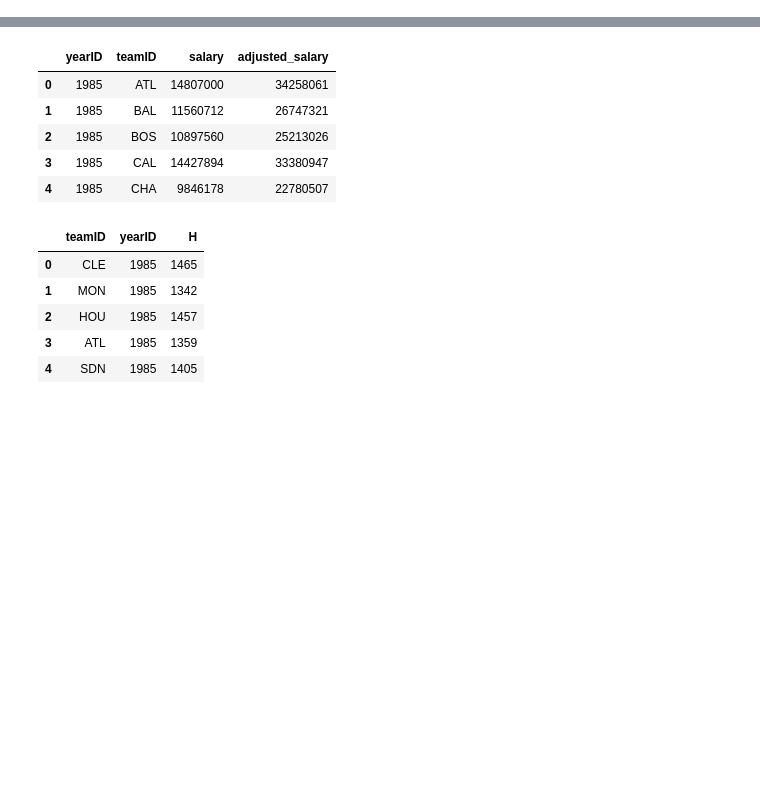
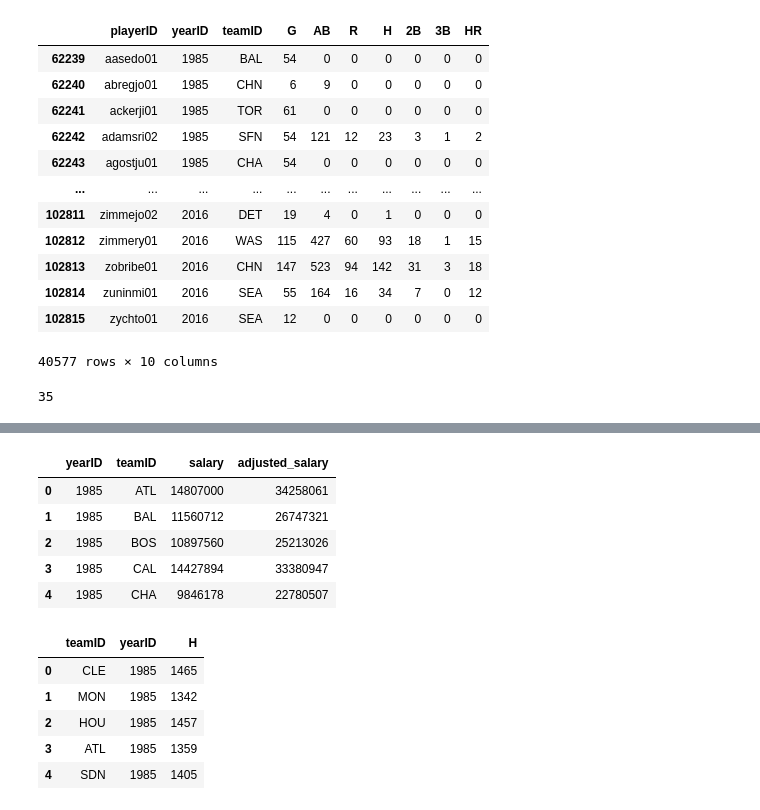
Before and after one commit to Focused79/project_slytherinteger, a Jupyter notebook: mlb_offense.ipynb, the cells around one changed output, grey strips where cells are left out. Cells and saved outputs as stored; diff of their text form; code cells hidden in the pictures; blank space fills up the shorter version.

```diff
--- a/Scatter Plots.ipynb
+++ b/mlb_offense.ipynb
@@ -8,0 +61,32 @@ from pathlib import Path
+# %%
+# Split DF into pre Moneyball and Post Moneyball eras
+
+batting_pre_mb_df = batting_df_reduced[(batting_df_reduced["yearID"]>1984) & (batting_df_reduced["yearID"]<2002)]
+batting_post_mb_df = batting_df_reduced[batting_df_reduced["yearID"]>2001]
+
+
+# Leave out rows before 1985
+
+batting_df_current = batting_df_reduced[batting_df_reduced["yearID"]>1984]
+
+batting_df_current
+# %% [output]
+|  | playerID | yearID | teamID | G | AB | R | H | 2B | 3B | HR |
+| 62239 | aasedo01 | 1985 | BAL | 54 | 0 | 0 | 0 | 0 | 0 | 0 |
+| 62240 | abregjo01 | 1985 | CHN | 6 | 9 | 0 | 0 | 0 | 0 | 0 |
+| 62241 | ackerji01 | 1985 | TOR | 61 | 0 | 0 | 0 | 0 | 0 | 0 |
+| 62242 | adamsri02 | 1985 | SFN | 54 | 121 | 12 | 23 | 3 | 1 | 2 |
+| 62243 | agostju01 | 1985 | CHA | 54 | 0 | 0 | 0 | 0 | 0 | 0 |
+| ... | ... | ... | ... | ... | ... | ... | ... | ... | ... | ... |
+| 102811 | zimmejo02 | 2016 | DET | 19 | 4 | 0 | 1 | 0 | 0 | 0 |
+| 102812 | zimmery01 | 2016 | WAS | 115 | 427 | 60 | 93 | 18 | 1 | 15 |
+| 102813 | zobribe01 | 2016 | CHN | 147 | 523 | 94 | 142 | 31 | 3 | 18 |
+| 102814 | zuninmi01 | 2016 | SEA | 55 | 164 | 16 | 34 | 7 | 0 | 12 |
+| 102815 | zychto01 | 2016 | SEA | 12 | 0 | 0 | 0 | 0 | 0 | 0 |
+40577 rows × 10 columns
+# %%
+# Print amount of Teams
+
+len(batting_df_current["teamID"].unique())
+# %% [output]
+35
```
Also changed, not shown: parts of 9 cells of this notebook, 1 other file.
